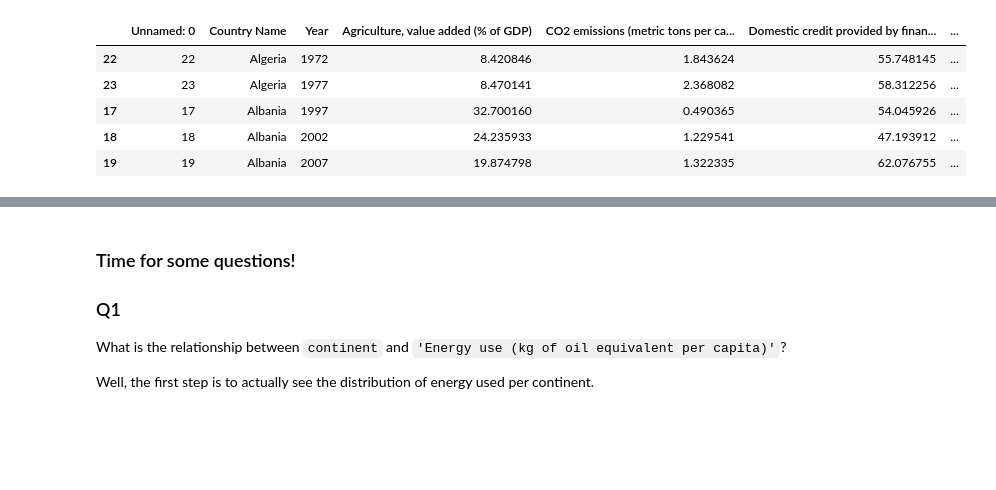
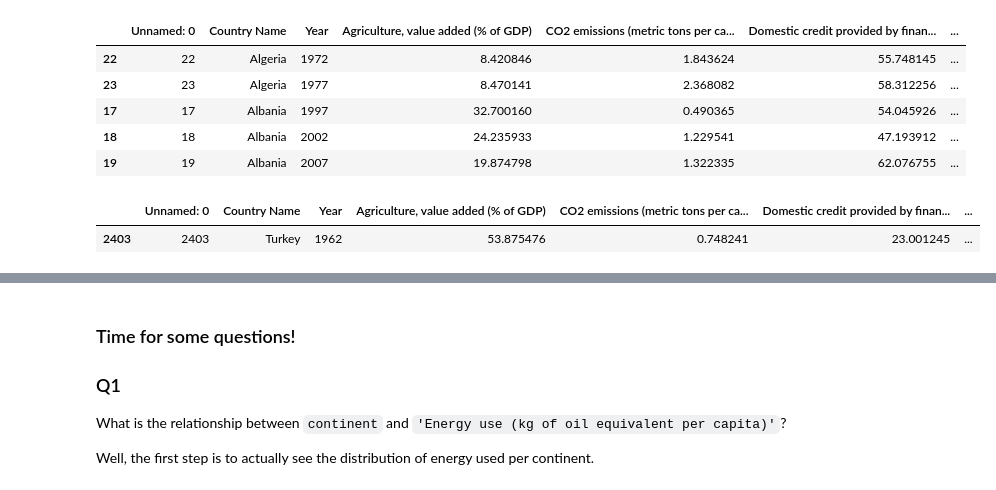
Before and after one commit to r614/brn-training, a Jupyter notebook: pyds/analysis.ipynb, the cells around one changed output, grey strips where cells are left out. Cells and saved outputs as stored; diff of their text form; code cells hidden in the pictures; blank space fills up the shorter version.

```diff
--- a/pyds/analysis.ipynb
+++ b/pyds/analysis.ipynb
@@ -19,6 +22,9 @@ gapminder_df.head().sort_values(by='Year')
 # %%
 gapminder_df_1962 = gapminder_df[gapminder_df['Year'] == 1962]
 
-px.scatter(gapminder_df_1962, x=co2_label, y=gdp_label)
+gapminder_df_1962.head()
+# %% [output]
+|  | Unnamed: 0 | Country Name | Year | Agriculture, value added (% of GDP) | CO2 emissions (metric tons per ca... | Domestic credit provided by finan... | ... |
+| 2403 | 2403 | Turkey | 1962 | 53.875476 | 0.748241 | 23.001245 | ... |
 # %%
 from scipy.stats import pearsonr
```
Also changed, not shown: parts of 12 cells of this notebook.
